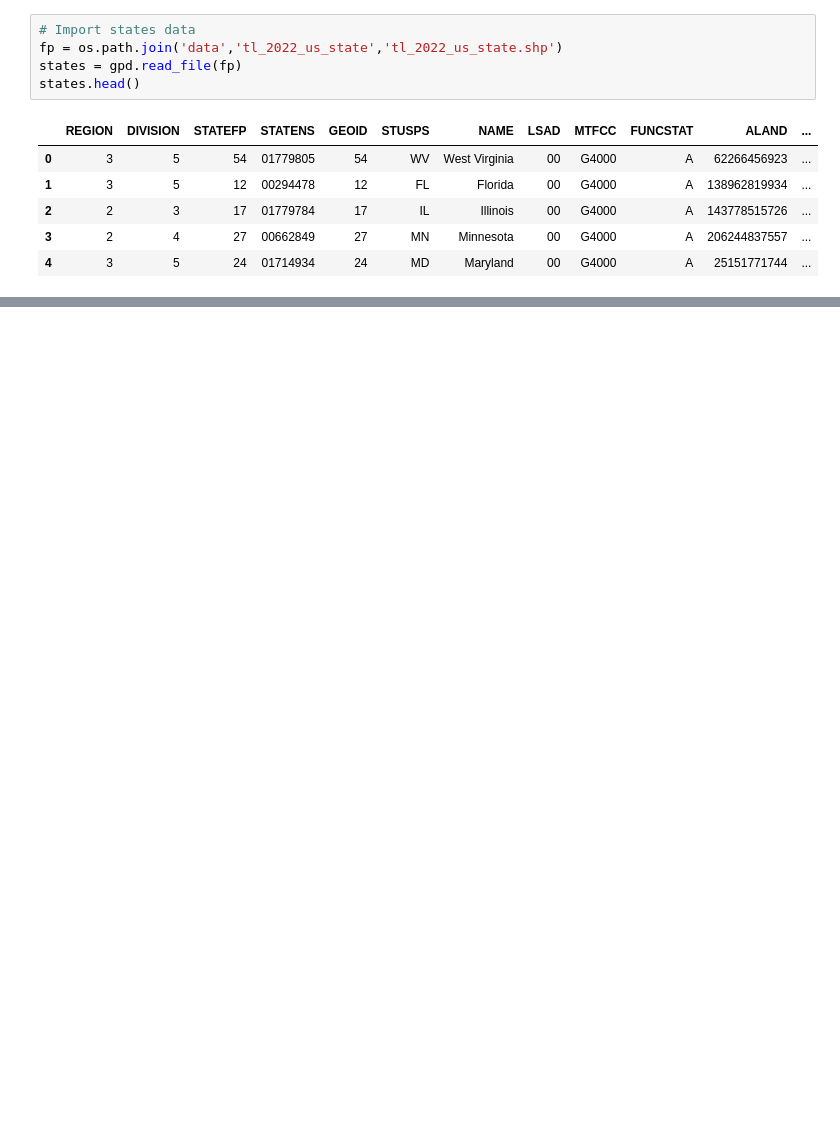
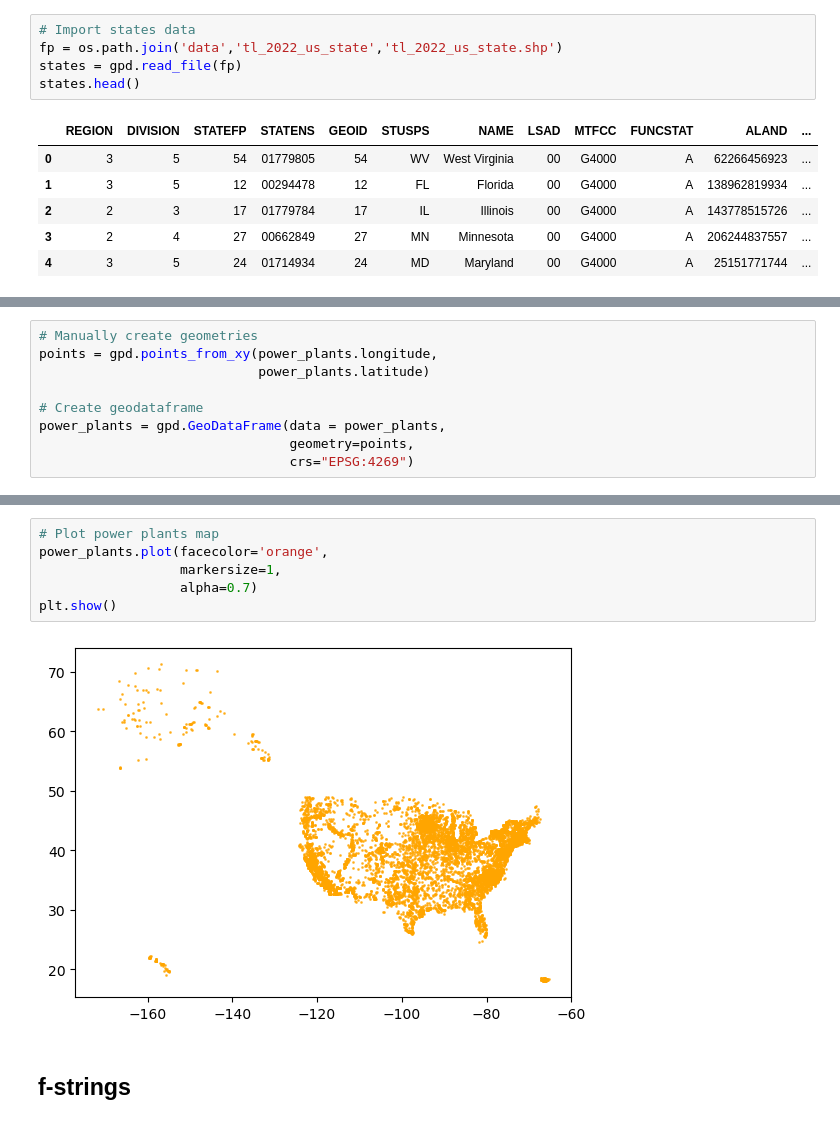
Before and after one commit to zachyyy700/eds220-2025-in-class, a Jupyter notebook: week5-streamlining.ipynb, the cells around one changed output, grey strips where cells are left out. Saved outputs shown, nothing was run; the diff lists cells and outputs as text; blank space fills up the shorter version.

Commit message:
Complete week5 notes, up to plotting

```diff
--- a/week5-streamlining.ipynb
+++ b/week5-streamlining.ipynb
@@ -29,0 +37,9 @@ states.head()
+# %%
+# Manually create geometries
+points = gpd.points_from_xy(power_plants.longitude,
+                            power_plants.latitude)
+
+# Create geodataframe
+power_plants = gpd.GeoDataFrame(data = power_plants,
+                                geometry=points,
+                                crs="EPSG:4269")
@@ -29,0 +56,10 @@ states.head()
+# %%
+# Plot power plants map
+power_plants.plot(facecolor='orange',
+                  markersize=1,
+                  alpha=0.7)
+plt.show()
+# %% [output]
+[figure, added]
+# %% [markdown]
+## f-strings
```
Also changed, not shown: parts of 20 cells of this notebook.
